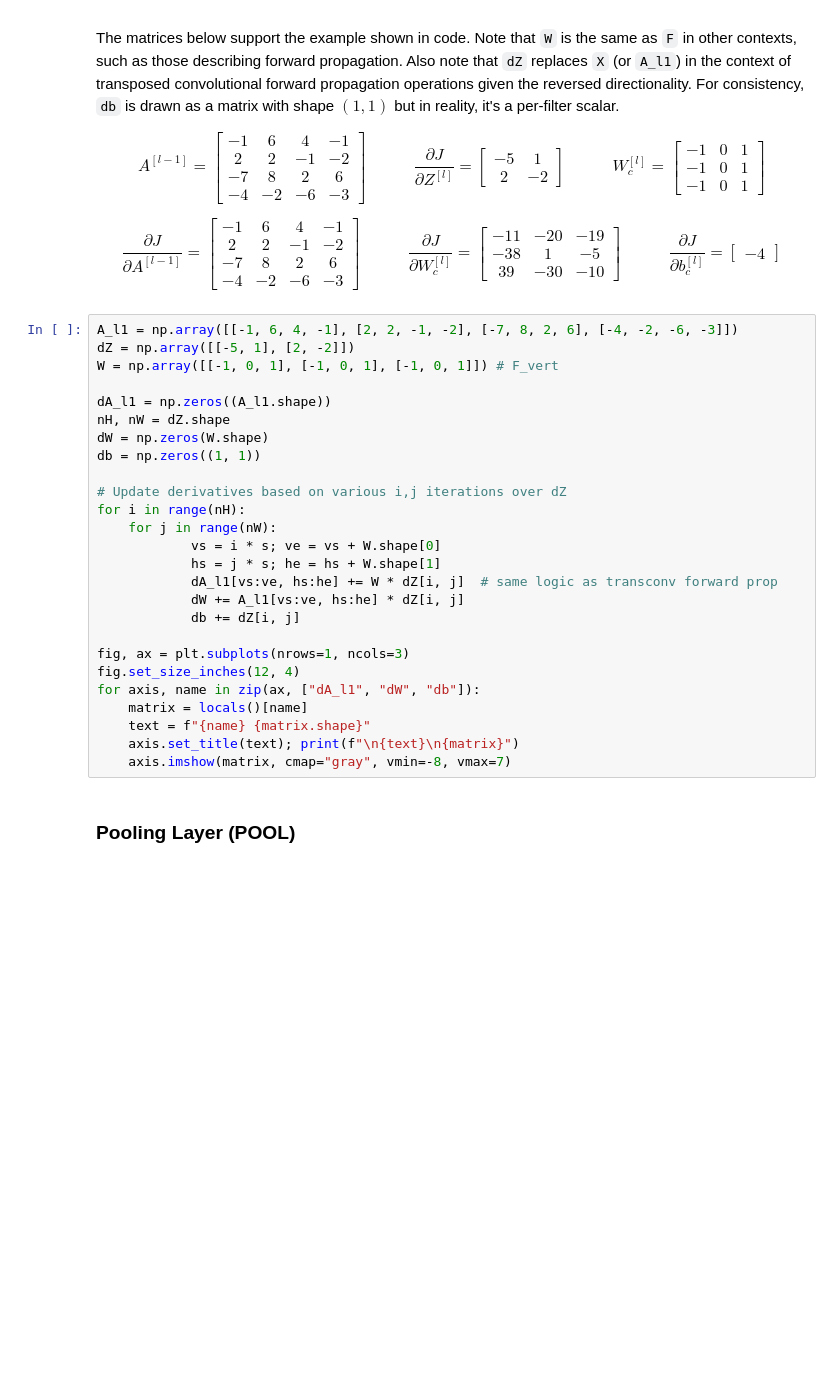
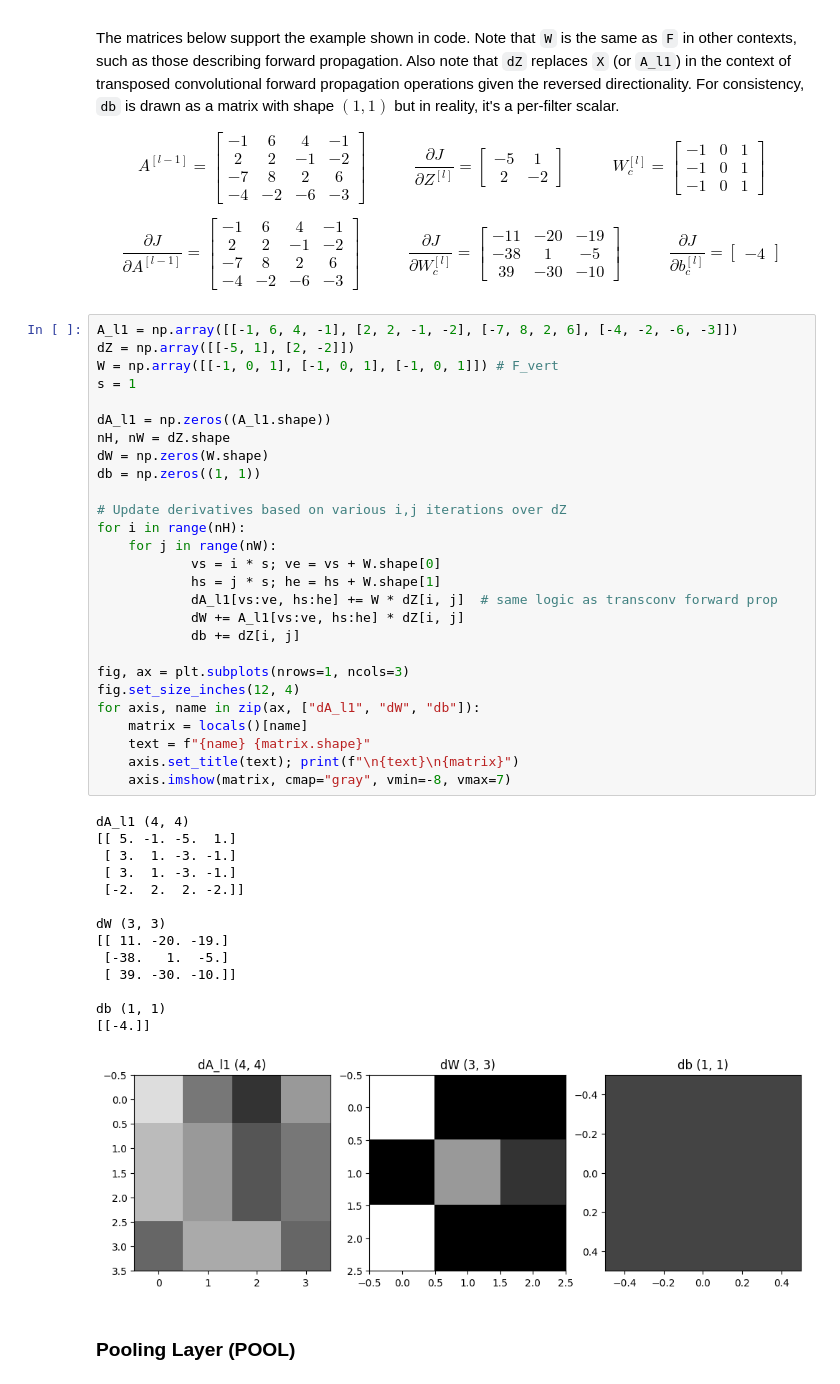
Before and after one commit to nickrusso42518/ml-qrg, a Jupyter notebook: ml_qrg.ipynb, the cells around one changed output. Cells and saved outputs as stored; diff of their text form; blank space fills up the shorter version.

```diff
--- a/ml_qrg.ipynb
+++ b/ml_qrg.ipynb
@@ -1784,29 +1904,45 @@ $$
 # %%
 A_l1 = np.array([[-1, 6, 4, -1], [2, 2, -1, -2], [-7, 8, 2, 6], [-4, -2, -6, -3]])
 dZ = np.array([[-5, 1], [2, -2]])
 W = np.array([[-1, 0, 1], [-1, 0, 1], [-1, 0, 1]]) # F_vert
+s = 1
 
 dA_l1 = np.zeros((A_l1.shape))
 nH, nW = dZ.shape
 dW = np.zeros(W.shape)
 db = np.zeros((1, 1))
 
 # Update derivatives based on various i,j iterations over dZ
 for i in range(nH):
     for j in range(nW):
             vs = i * s; ve = vs + W.shape[0]
             hs = j * s; he = hs + W.shape[1]
             dA_l1[vs:ve, hs:he] += W * dZ[i, j]  # same logic as transconv forward prop
             dW += A_l1[vs:ve, hs:he] * dZ[i, j]
             db += dZ[i, j]
 
 fig, ax = plt.subplots(nrows=1, ncols=3)
 fig.set_size_inches(12, 4)
 for axis, name in zip(ax, ["dA_l1", "dW", "db"]):
     matrix = locals()[name]
     text = f"{name} {matrix.shape}"
     axis.set_title(text); print(f"\n{text}\n{matrix}")
     axis.imshow(matrix, cmap="gray", vmin=-8, vmax=7)
+# %% [output]
+dA_l1 (4, 4)
+[[ 5. -1. -5.  1.]
+ [ 3.  1. -3. -1.]
+ [ 3.  1. -3. -1.]
+ [-2.  2.  2. -2.]]
+
+dW (3, 3)
+[[ 11. -20. -19.]
+ [-38.   1.  -5.]
+ [ 39. -30. -10.]]
+
+db (1, 1)
+[[-4.]]
+[figure, added]
 # %% [markdown]
 ### Pooling Layer (POOL)
 # %% [markdown]
```
Also changed, not shown: parts of 29 cells of this notebook.
